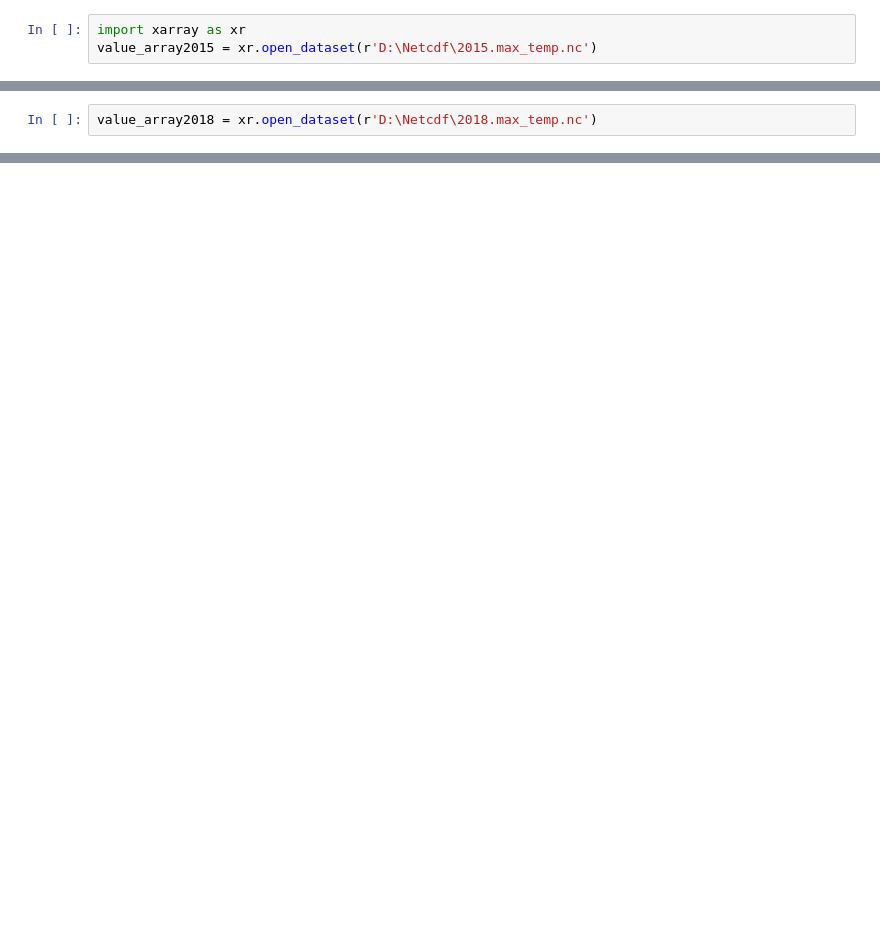
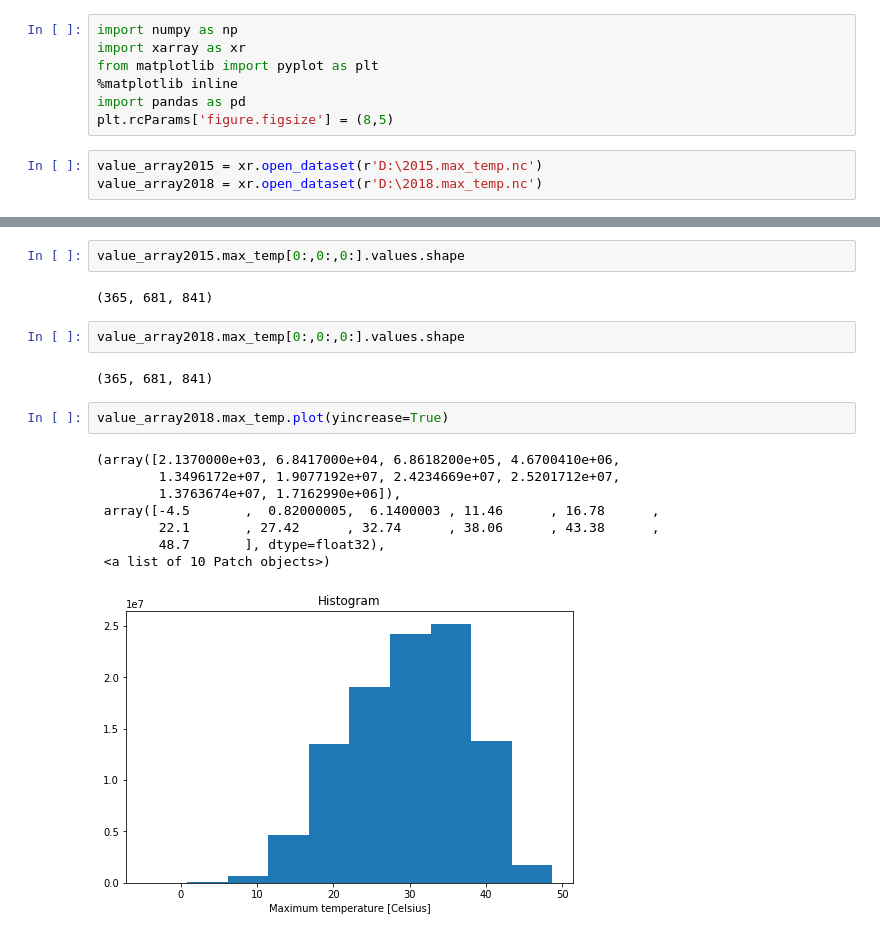
Before and after one commit to JJguri/bestiapop, a Jupyter notebook: sample_data/netcdf_exploration.ipynb, the cells around one changed output, grey strips where cells are left out. Cells and saved outputs as stored; diff of their text form; blank space fills up the shorter version.

Commit message:
some analysis about netcdf data

```diff
--- a/sample_data/netcdf_exploration.ipynb
+++ b/sample_data/netcdf_exploration.ipynb
@@ -1,3 +1,10 @@
+# %%
+import numpy as np
+import xarray as xr
+from matplotlib import pyplot as plt
+%matplotlib inline
+import pandas as pd
+plt.rcParams['figure.figsize'] = (8,5)
 # %%
-import xarray as xr
-value_array2015 = xr.open_dataset(r'D:\Netcdf\2015.max_temp.nc')
+value_array2015 = xr.open_dataset(r'D:\2015.max_temp.nc')
+value_array2018 = xr.open_dataset(r'D:\2018.max_temp.nc')
@@ -26,3 +11 @@ Attributes:
-# %%
-value_array2018 = xr.open_dataset(r'D:\Netcdf\2018.max_temp.nc')
 # %%
@@ -49,0 +33,19 @@ Attributes:
+# %%
+value_array2015.max_temp[0:,0:,0:].values.shape
+# %% [output]
+(365, 681, 841)
+# %%
+value_array2018.max_temp[0:,0:,0:].values.shape
+# %% [output]
+(365, 681, 841)
+# %%
+value_array2018.max_temp.plot(yincrease=True)
+# %% [output]
+(array([2.1370000e+03, 6.8417000e+04, 6.8618200e+05, 4.6700410e+06,
+        1.3496172e+07, 1.9077192e+07, 2.4234669e+07, 2.5201712e+07,
+        1.3763674e+07, 1.7162990e+06]),
+ array([-4.5       ,  0.82000005,  6.1400003 , 11.46      , 16.78      ,
+        22.1       , 27.42      , 32.74      , 38.06      , 43.38      ,
+        48.7       ], dtype=float32),
+ <a list of 10 Patch objects>)
+[figure, added]
```
Also changed, not shown: parts of 6 cells of this notebook.
